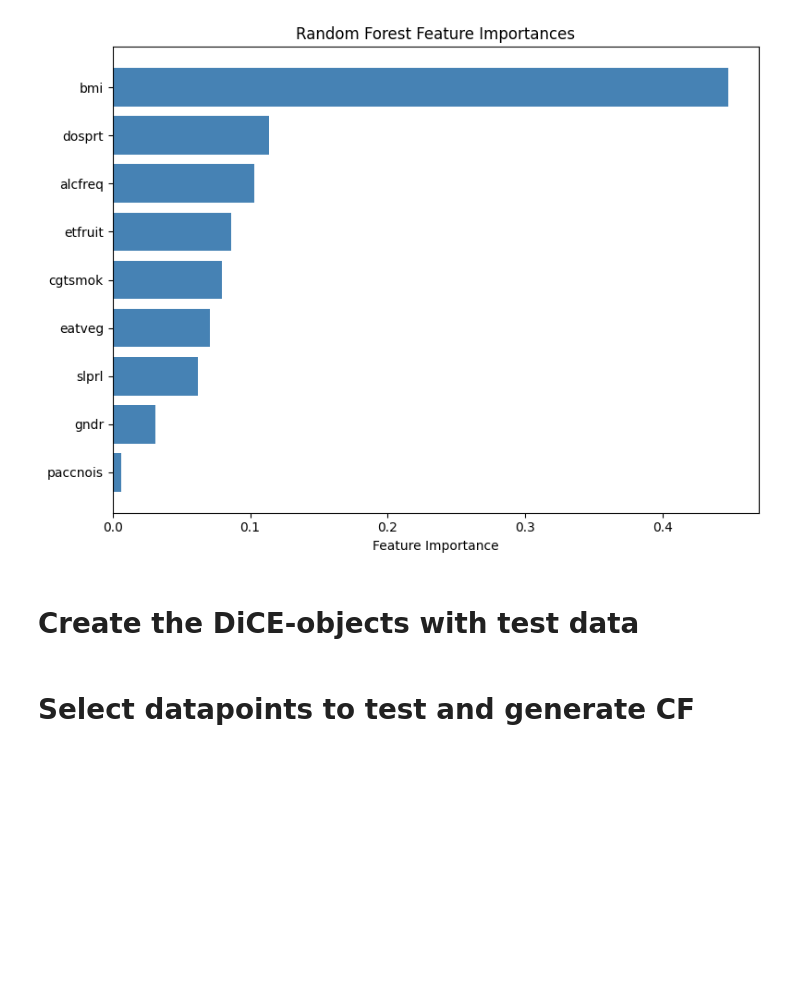
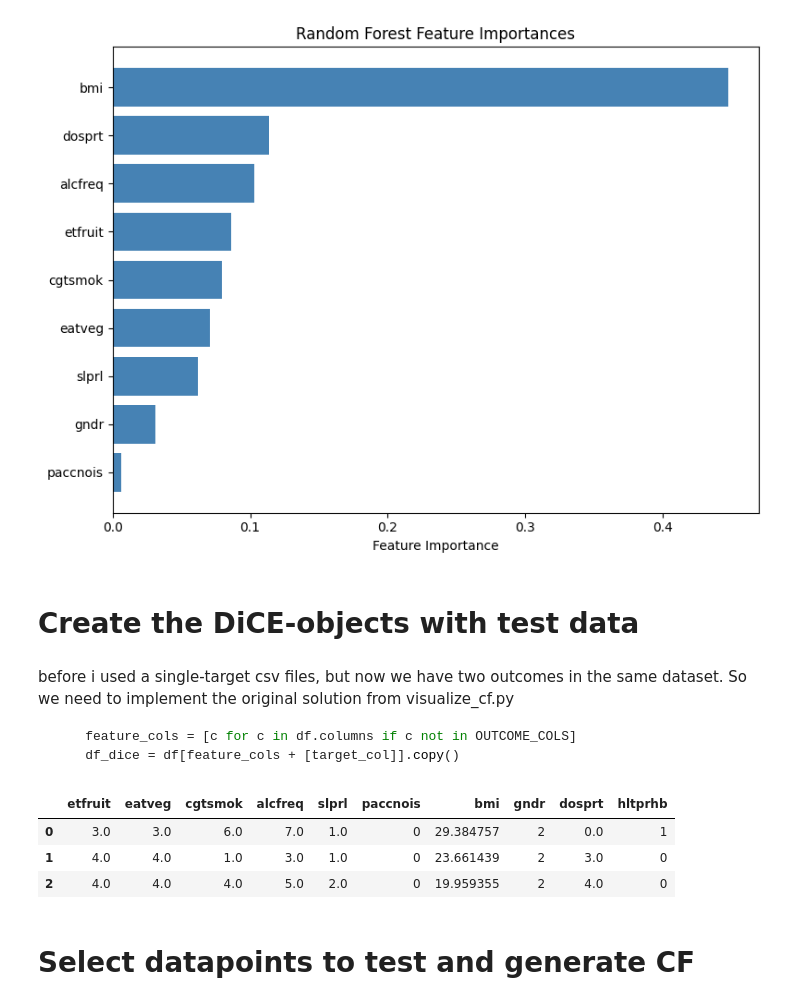
Before and after one commit to Dyretna/cf_bench, a Jupyter notebook: notebooks/counterfactual_tests/dice_tests_bp.ipynb, the cells around one changed output. Saved outputs shown, nothing was run; the diff lists cells and outputs as text; code cells hidden in the pictures; blank space fills up the shorter version.

````diff
--- a/notebooks/counterfactual_tests/dice_tests_bp.ipynb
+++ b/notebooks/counterfactual_tests/dice_tests_bp.ipynb
@@ -3,12 +3,12 @@
 # %%
 from aiwhatif_cf.config import SystemConfig, RandomExplainerProfile
 
-system_config = SystemConfig(
-    target="hltprhb",
+config = SystemConfig(
+    target = "hltprhb",
 )
 explainer_profile = RandomExplainerProfile()
 
-print(system_config)
+print(config)
 # %% [output]
 === System Config ===
 target                 : hltprhb
@@ -35,7 +36,7 @@ random_seed            : 42
 from aiwhatif_cf.config import TRAIN_DATA_PATH, TEST_DATA_PATH, MODEL_PATH_HB, CF_OUTPUTS
 
 # extracts paths (varies from notebooks)
-TARGET          = system_config.target
+TARGET          = config.target
 MODEL_PATH      = MODEL_PATH_HB
 CF_OUTPUTS_DIR  = CF_OUTPUTS
 
@@ -188,6 +189,22 @@ plt.show()
 [figure]
 # %% [markdown]
 # Create the DiCE-objects with test data
+# %% [markdown]
+before i used a single-target csv files, but now we have two outcomes in the same
+dataset. So we need to implement the original solution from visualize_cf.py
+
+```python
+    feature_cols = [c for c in df.columns if c not in OUTCOME_COLS]
+    df_dice = df[feature_cols + [target_col]].copy()
+```
+# %%
+df_dice = df[config.feature_cols + [TARGET]].copy()
+df_dice.head(3)
+# %% [output]
+|  | etfruit | eatveg | cgtsmok | alcfreq | slprl | paccnois | bmi | gndr | dosprt | hltprhb |
+| 0 | 3.0 | 3.0 | 6.0 | 7.0 | 1.0 | 0 | 29.384757 | 2 | 0.0 | 1 |
+| 1 | 4.0 | 4.0 | 1.0 | 3.0 | 1.0 | 0 | 23.661439 | 2 | 3.0 | 0 |
+| 2 | 4.0 | 4.0 | 4.0 | 5.0 | 2.0 | 0 | 19.959355 | 2 | 4.0 | 0 |
 # %%
 import dice_ml
 
````
Also changed, not shown: parts of 19 cells of this notebook, 15 other files.
